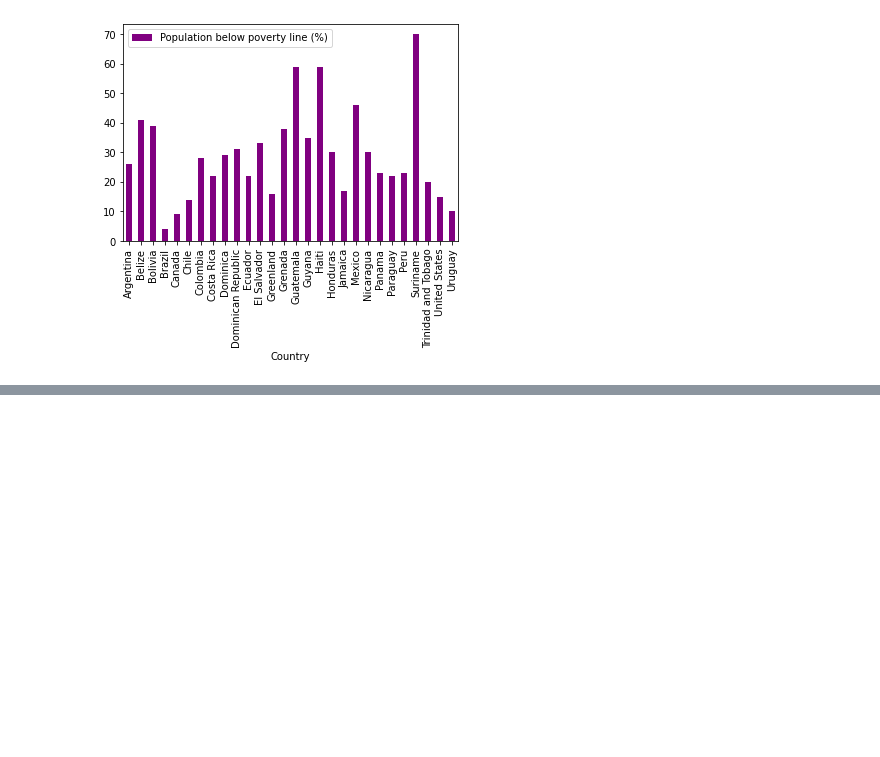
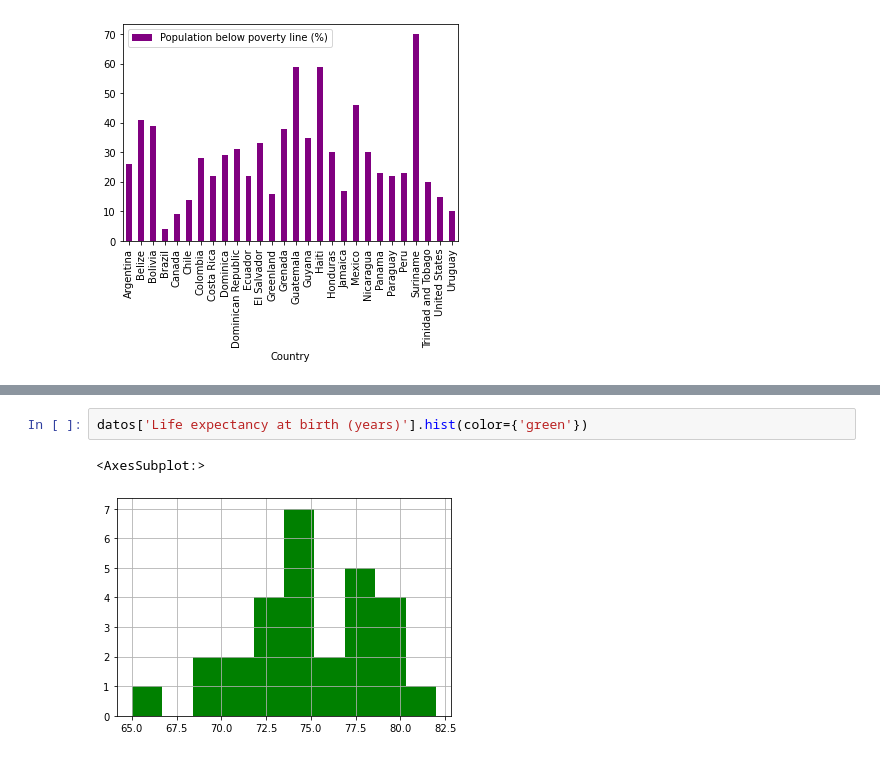
Before and after one commit to DCIDA2019/dcida2020ii-anaradi, a Jupyter notebook: Sep11/Analisis_descriptivo.ipynb, the cells around one changed output, grey strips where cells are left out. Saved outputs shown, nothing was run; the diff lists cells and outputs as text; blank space fills up the shorter version.

```diff
--- a/Sep11/Analisis_descriptivo.ipynb
+++ b/Sep11/Analisis_descriptivo.ipynb
@@ -386,0 +415,5 @@ datos.plot.bar(x='Country', y='Population below poverty line (%)', color={'purpl
+# %%
+datos['Life expectancy at birth (years)'].hist(color={'green'})
+# %% [output]
+<AxesSubplot:>
+[figure, added]
```
Also changed, not shown: parts of 22 cells of this notebook.
